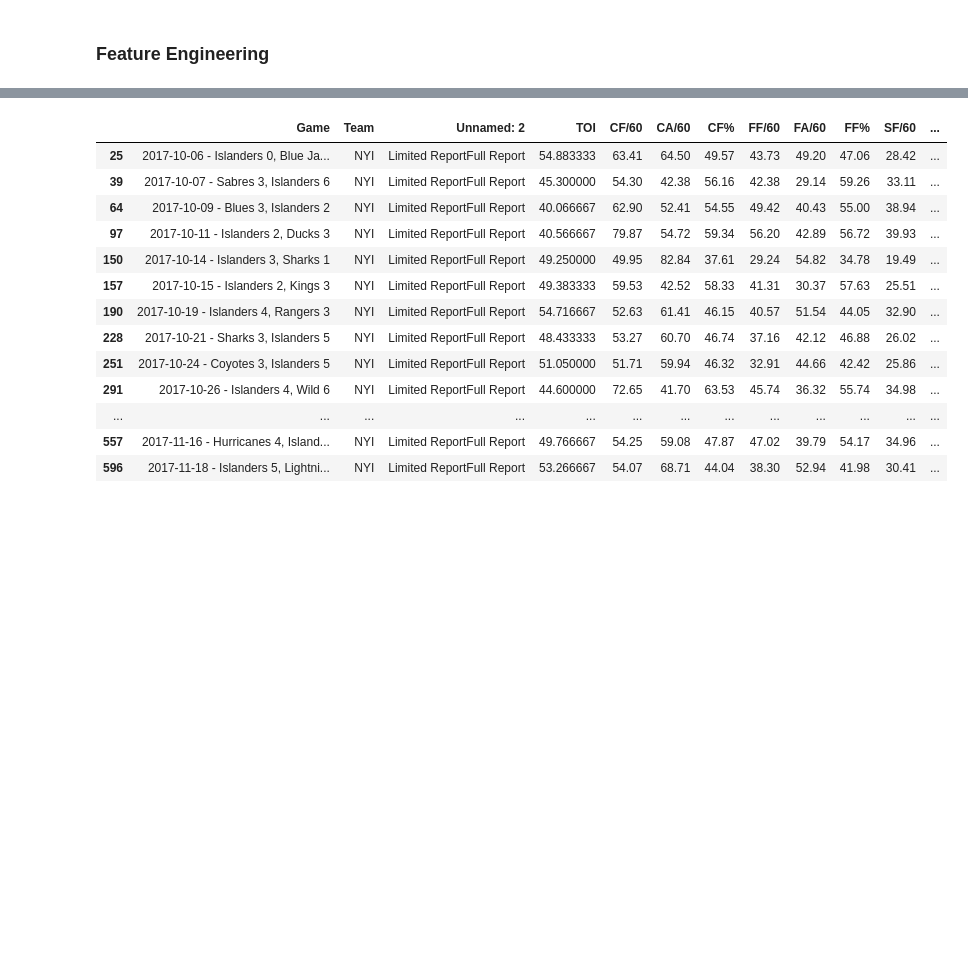
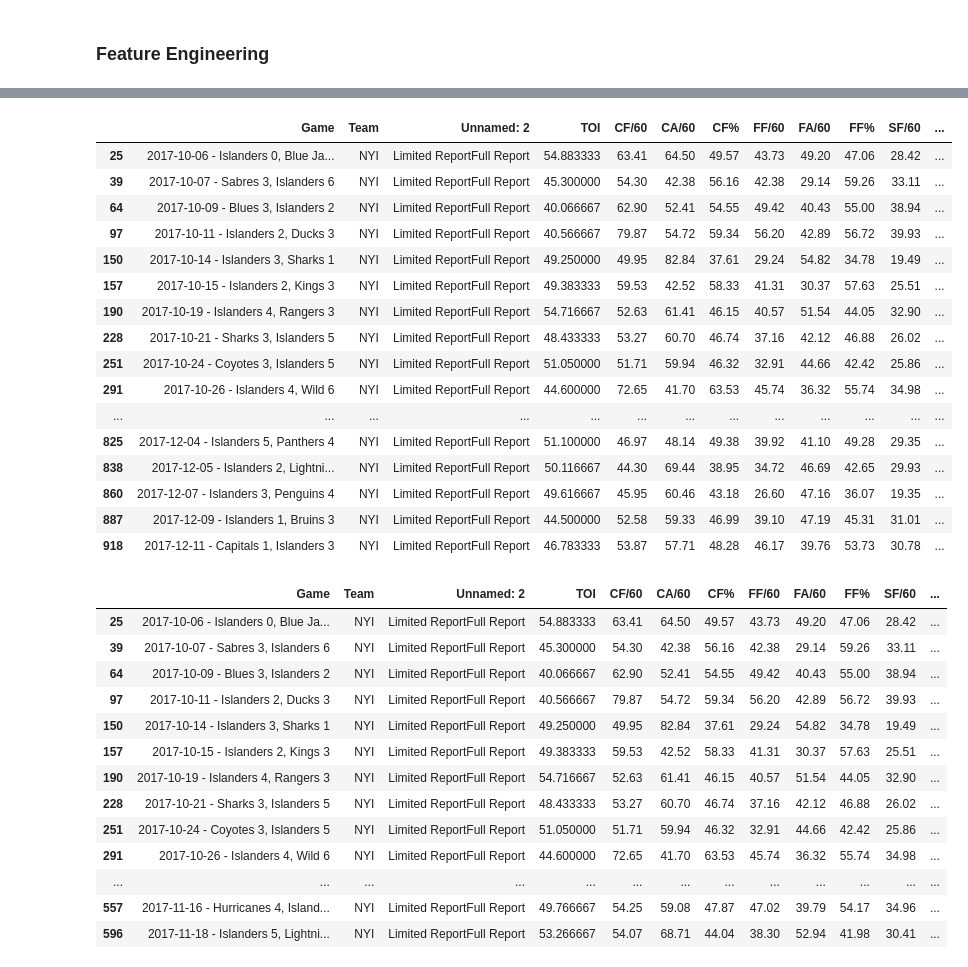
Before and after one commit to gschwaeb/NHL_Game_Prediction, a Jupyter notebook: data_collecting.ipynb, the cells around one changed output, grey strips where cells are left out. Cells and saved outputs as stored; diff of their text form; code cells hidden in the pictures; blank space fills up the shorter version.

```diff
--- a/data_collecting.ipynb
+++ b/data_collecting.ipynb
@@ -639,2 +811,22 @@ games_20172018.tail()
+# %%
+games_20172018[games_20172018['Team'] == 'NYI'].iloc[0:30]
+# %% [output]
+|  | Game | Team | Unnamed: 2 | TOI | CF/60 | CA/60 | CF% | FF/60 | FA/60 | FF% | SF/60 | ... |
+| 25 | 2017-10-06 - Islanders 0, Blue Ja... | NYI | Limited ReportFull Report | 54.883333 | 63.41 | 64.50 | 49.57 | 43.73 | 49.20 | 47.06 | 28.42 | ... |
+| 39 | 2017-10-07 - Sabres 3, Islanders 6 | NYI | Limited ReportFull Report | 45.300000 | 54.30 | 42.38 | 56.16 | 42.38 | 29.14 | 59.26 | 33.11 | ... |
+| 64 | 2017-10-09 - Blues 3, Islanders 2 | NYI | Limited ReportFull Report | 40.066667 | 62.90 | 52.41 | 54.55 | 49.42 | 40.43 | 55.00 | 38.94 | ... |
+| 97 | 2017-10-11 - Islanders 2, Ducks 3 | NYI | Limited ReportFull Report | 40.566667 | 79.87 | 54.72 | 59.34 | 56.20 | 42.89 | 56.72 | 39.93 | ... |
+| 150 | 2017-10-14 - Islanders 3, Sharks 1 | NYI | Limited ReportFull Report | 49.250000 | 49.95 | 82.84 | 37.61 | 29.24 | 54.82 | 34.78 | 19.49 | ... |
+| 157 | 2017-10-15 - Islanders 2, Kings 3 | NYI | Limited ReportFull Report | 49.383333 | 59.53 | 42.52 | 58.33 | 41.31 | 30.37 | 57.63 | 25.51 | ... |
+| 190 | 2017-10-19 - Islanders 4, Rangers 3 | NYI | Limited ReportFull Report | 54.716667 | 52.63 | 61.41 | 46.15 | 40.57 | 51.54 | 44.05 | 32.90 | ... |
+| 228 | 2017-10-21 - Sharks 3, Islanders 5 | NYI | Limited ReportFull Report | 48.433333 | 53.27 | 60.70 | 46.74 | 37.16 | 42.12 | 46.88 | 26.02 | ... |
+| 251 | 2017-10-24 - Coyotes 3, Islanders 5 | NYI | Limited ReportFull Report | 51.050000 | 51.71 | 59.94 | 46.32 | 32.91 | 44.66 | 42.42 | 25.86 | ... |
+| 291 | 2017-10-26 - Islanders 4, Wild 6 | NYI | Limited ReportFull Report | 44.600000 | 72.65 | 41.70 | 63.53 | 45.74 | 36.32 | 55.74 | 34.98 | ... |
+| ... | ... | ... | ... | ... | ... | ... | ... | ... | ... | ... | ... | ... |
+| 825 | 2017-12-04 - Islanders 5, Panthers 4 | NYI | Limited ReportFull Report | 51.100000 | 46.97 | 48.14 | 49.38 | 39.92 | 41.10 | 49.28 | 29.35 | ... |
+| 838 | 2017-12-05 - Islanders 2, Lightni... | NYI | Limited ReportFull Report | 50.116667 | 44.30 | 69.44 | 38.95 | 34.72 | 46.69 | 42.65 | 29.93 | ... |
+| 860 | 2017-12-07 - Islanders 3, Penguins 4 | NYI | Limited ReportFull Report | 49.616667 | 45.95 | 60.46 | 43.18 | 26.60 | 47.16 | 36.07 | 19.35 | ... |
+| 887 | 2017-12-09 - Islanders 1, Bruins 3 | NYI | Limited ReportFull Report | 44.500000 | 52.58 | 59.33 | 46.99 | 39.10 | 47.19 | 45.31 | 31.01 | ... |
+| 918 | 2017-12-11 - Capitals 1, Islanders 3 | NYI | Limited ReportFull Report | 46.783333 | 53.87 | 57.71 | 48.28 | 46.17 | 39.76 | 53.73 | 30.78 | ... |
 # %%
 games_20172018['Rolling20_FF%'] = games_20172018.groupby('Team')['FF%'].transform(lambda x: x.rolling(20, 20).mean().shift())
```
Also changed, not shown: parts of 45 cells of this notebook, 2 other files.
